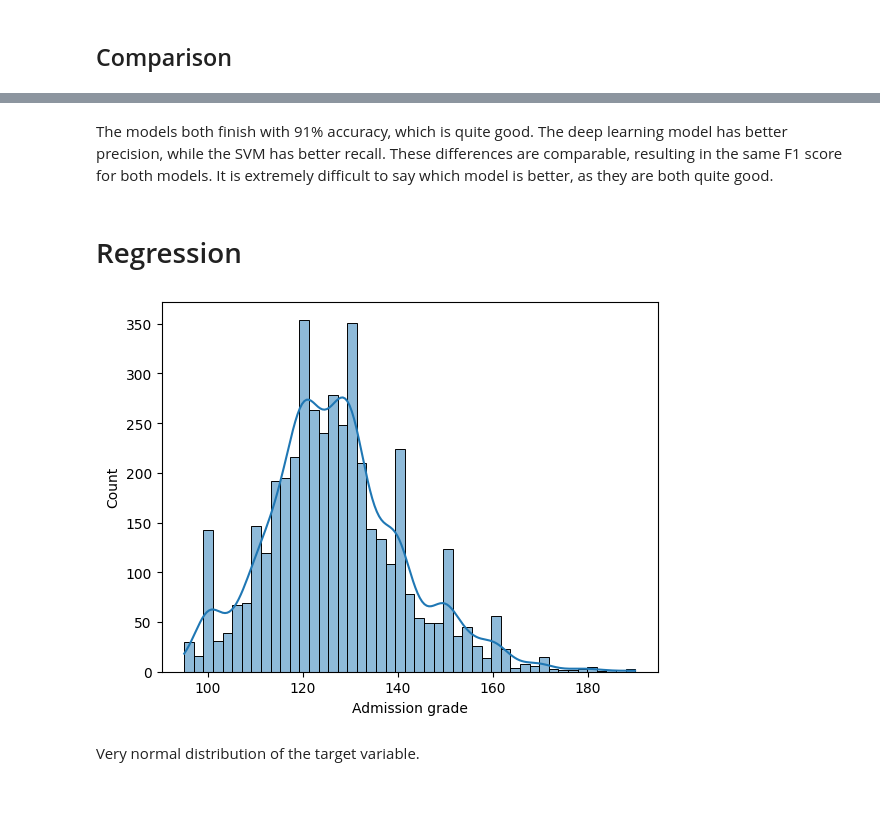
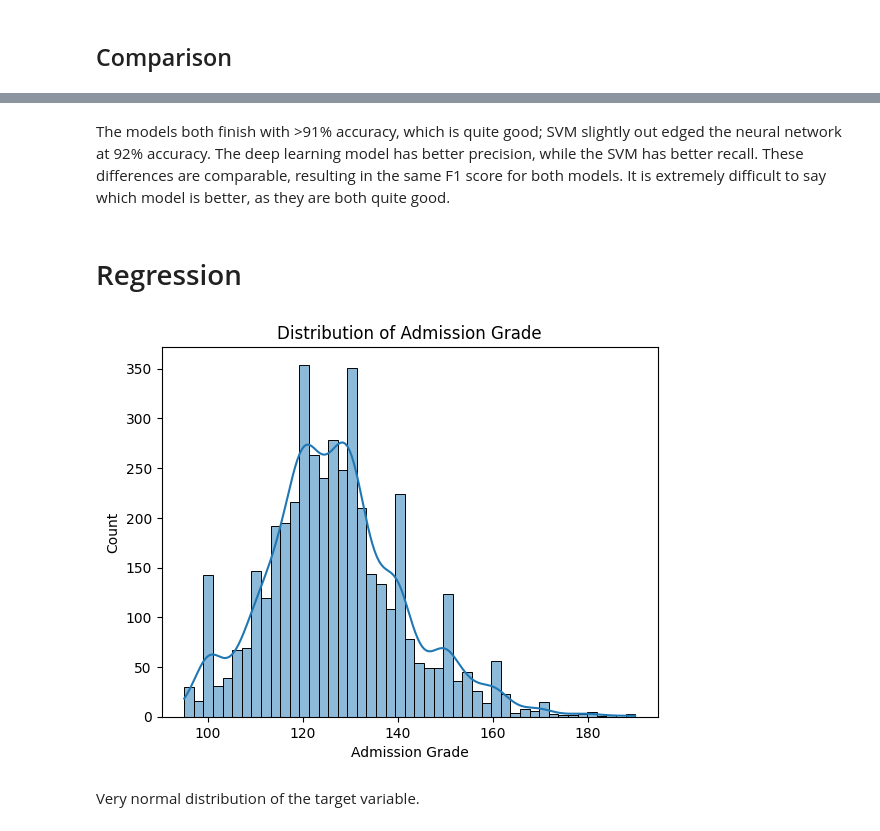
Before and after one commit to austinbarish/anly5300-project-group-7, a Jupyter notebook: code/ml-dl.ipynb, the cells around one changed output, grey strips where cells are left out. Drawn from its saved outputs; the diff is of its cells as text; code cells hidden in the pictures; blank space fills up the shorter version.

```diff
--- a/code/ml-dl.ipynb
+++ b/code/ml-dl.ipynb
@@ -397,7 +541,7 @@ SVM
    macro avg       0.93      0.91      0.91       726
 weighted avg       0.92      0.92      0.92       726
 # %% [markdown]
-The models both finish with 91% accuracy, which is quite good. The deep learning model has better precision, while the SVM has better recall. These differences are comparable, resulting in the same F1 score for both models. It is extremely difficult to say which model is better, as they are both quite good.
+The models both finish with >91% accuracy, which is quite good; SVM slightly out edged the neural network at 92% accuracy. The deep learning model has better precision, while the SVM has better recall. These differences are comparable, resulting in the same F1 score for both models. It is extremely difficult to say which model is better, as they are both quite good.
 # %% [markdown]
 # Regression
 # %%
@@ -406,9 +550,12 @@ df = pd.read_csv("../data/academic-success.csv", sep=";")
 # %%
 # Plot grade distribution
 sns.histplot(df["Admission grade"], kde=True)
+plt.title("Distribution of Admission Grade")
+plt.xlabel("Admission Grade")
+plt.ylabel("Count")
 plt.show()
 # %% [output]
-[figure, old version]
+[figure, new version]
 # %% [markdown]
 Very normal distribution of the target variable.
 # %%
```
Also changed, not shown: parts of 38 cells of this notebook.
